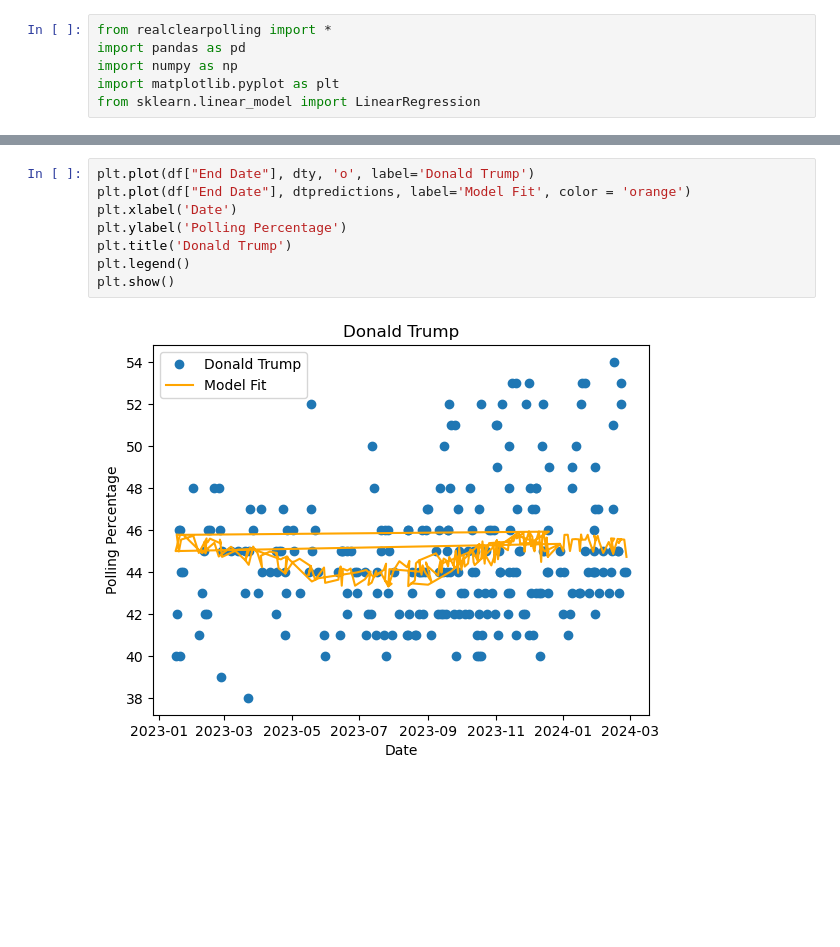
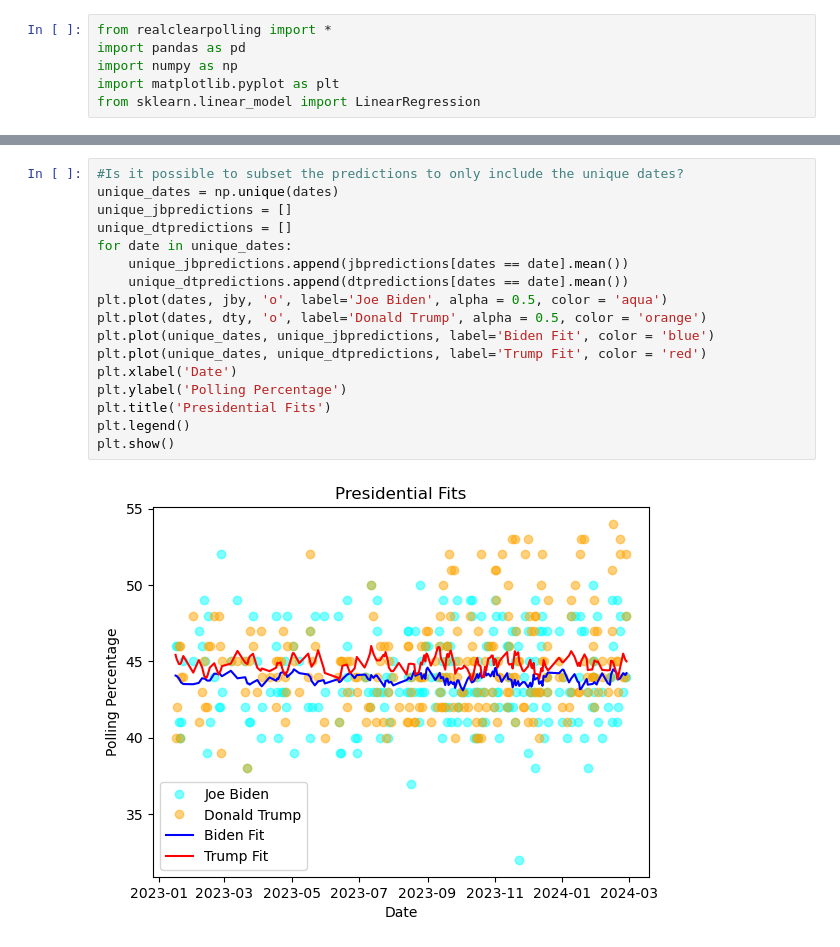
Before and after one commit to robertfeldstein/Election2024, a Jupyter notebook: linearsinemodel.ipynb, the cells around one changed output, grey strips where cells are left out. Saved outputs shown, nothing was run; the diff lists cells and outputs as text; blank space fills up the shorter version.

```diff
--- a/linearsinemodel.ipynb
+++ b/linearsinemodel.ipynb
@@ -69,10 +73,19 @@ plt.show()
-# %%
-plt.plot(df["End Date"], dty, 'o', label='Donald Trump')
-plt.plot(df["End Date"], dtpredictions, label='Model Fit', color = 'orange')
-plt.xlabel('Date')
-plt.ylabel('Polling Percentage')
-plt.title('Donald Trump')
-plt.legend()
-plt.show()
-# %% [output]
-[figure, removed]
+# %%
+#Is it possible to subset the predictions to only include the unique dates?
+unique_dates = np.unique(dates)
+unique_jbpredictions = []
+unique_dtpredictions = []
+for date in unique_dates:
+    unique_jbpredictions.append(jbpredictions[dates == date].mean())
+    unique_dtpredictions.append(dtpredictions[dates == date].mean())
+plt.plot(dates, jby, 'o', label='Joe Biden', alpha = 0.5, color = 'aqua')
+plt.plot(dates, dty, 'o', label='Donald Trump', alpha = 0.5, color = 'orange')
+plt.plot(unique_dates, unique_jbpredictions, label='Biden Fit', color = 'blue')
+plt.plot(unique_dates, unique_dtpredictions, label='Trump Fit', color = 'red')
+plt.xlabel('Date')
+plt.ylabel('Polling Percentage')
+plt.title('Presidential Fits')
+plt.legend()
+plt.show()
+# %% [output]
+[figure, added]
```
Also changed, not shown: parts of 4 cells of this notebook, 2 other files.
